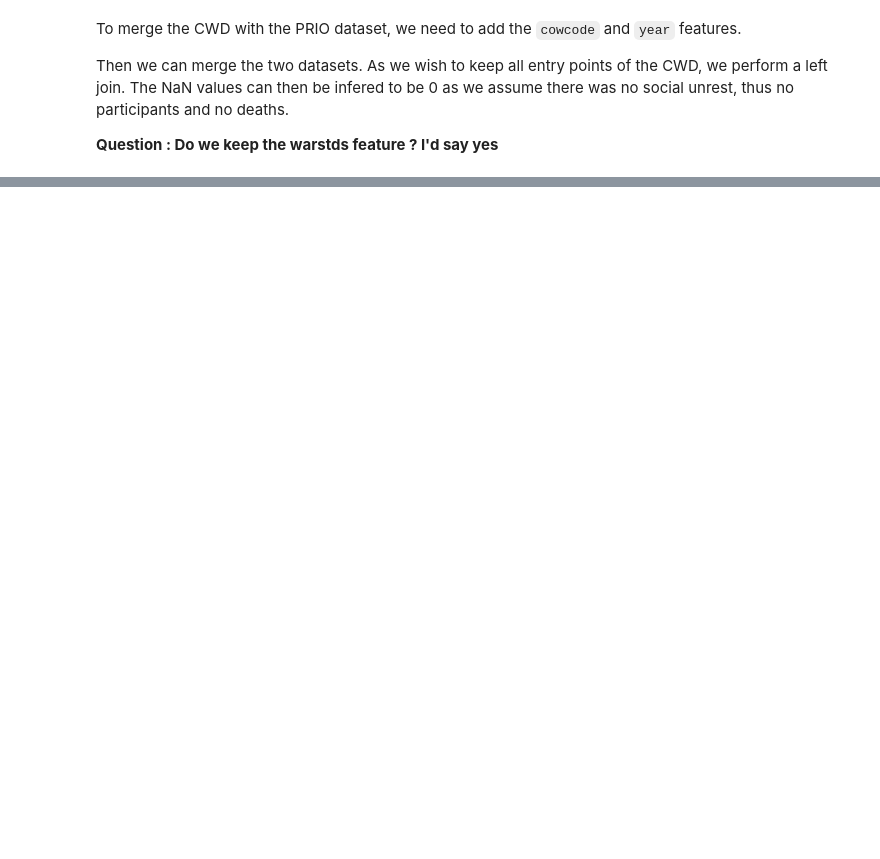
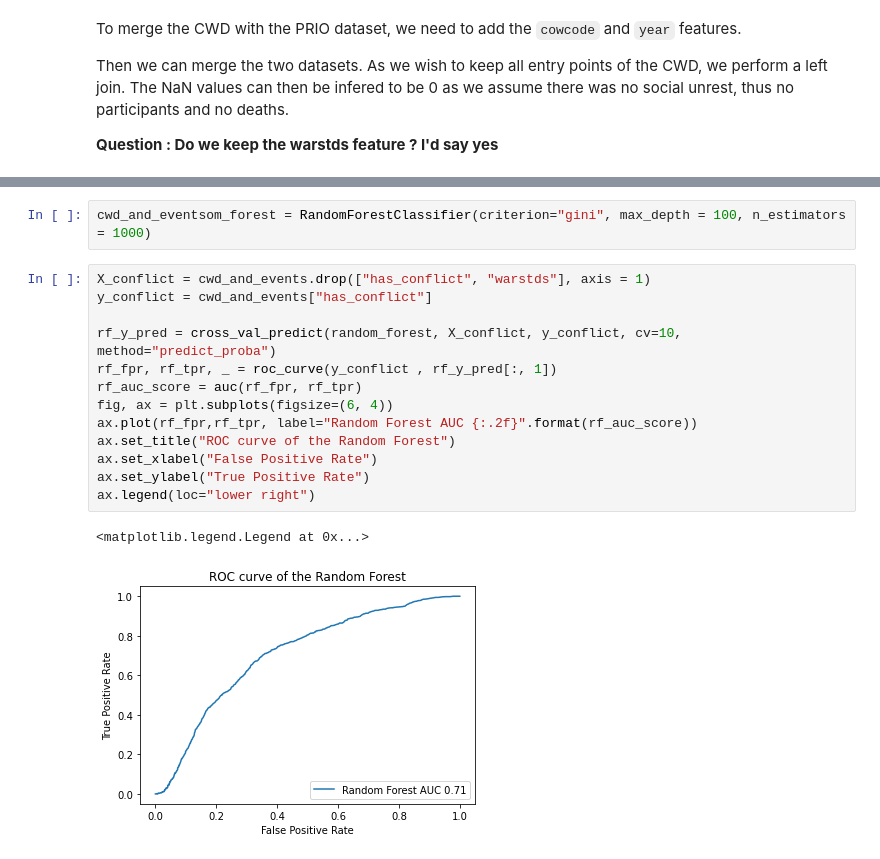
Before and after one commit to epfl-ada/ada-2020-project-milestone-p3-p3_abracadata, a Jupyter notebook: creative_extension.ipynb, the cells around one changed output, grey strips where cells are left out. Cells and saved outputs as stored; diff of their text form; blank space fills up the shorter version.

```diff
--- a/creative_extension.ipynb
+++ b/creative_extension.ipynb
@@ -457,0 +490,18 @@ cwd_and_events
+# %%
+cwd_and_eventsom_forest = RandomForestClassifier(criterion="gini", max_depth = 100, n_estimators = 1000)
+# %%
+X_conflict = cwd_and_events.drop(["has_conflict", "warstds"], axis = 1)
+y_conflict = cwd_and_events["has_conflict"]
+
+rf_y_pred = cross_val_predict(random_forest, X_conflict, y_conflict, cv=10, method="predict_proba")
+rf_fpr, rf_tpr, _ = roc_curve(y_conflict , rf_y_pred[:, 1])
+rf_auc_score = auc(rf_fpr, rf_tpr)
+fig, ax = plt.subplots(figsize=(6, 4))
+ax.plot(rf_fpr,rf_tpr, label="Random Forest AUC {:.2f}".format(rf_auc_score))
+ax.set_title("ROC curve of the Random Forest")
+ax.set_xlabel("False Positive Rate")
+ax.set_ylabel("True Positive Rate")
+ax.legend(loc="lower right")
+# %% [output]
+<matplotlib.legend.Legend at 0x...>
+[figure, added]
```
Also changed, not shown: parts of 14 cells of this notebook.
